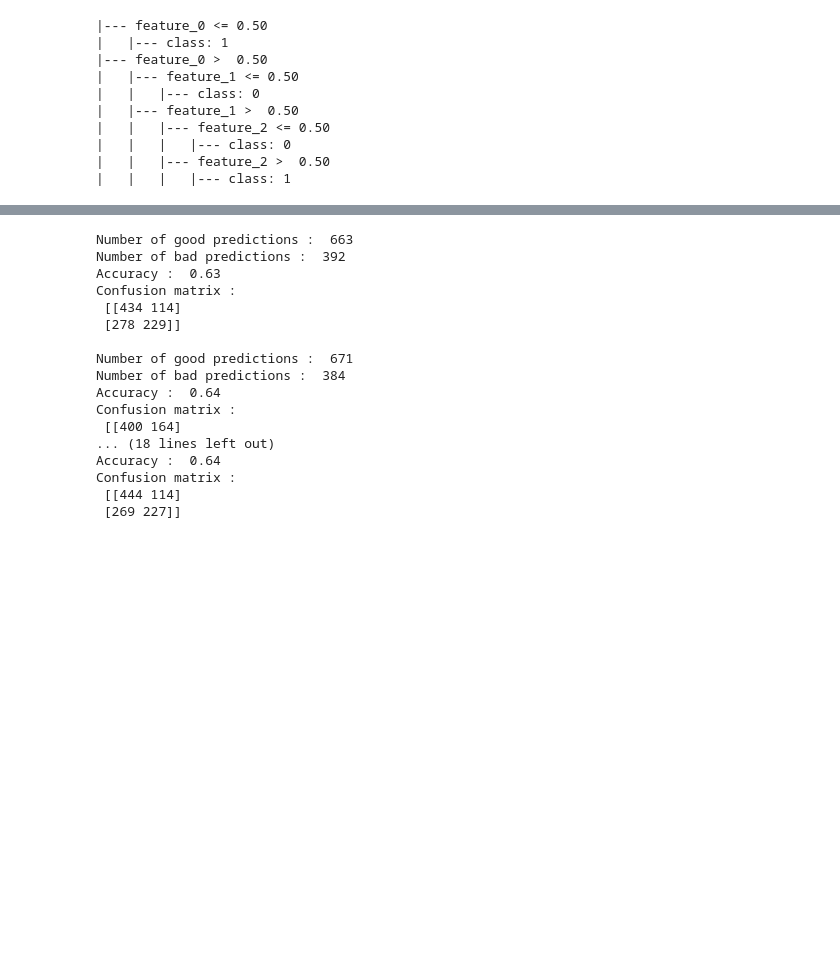
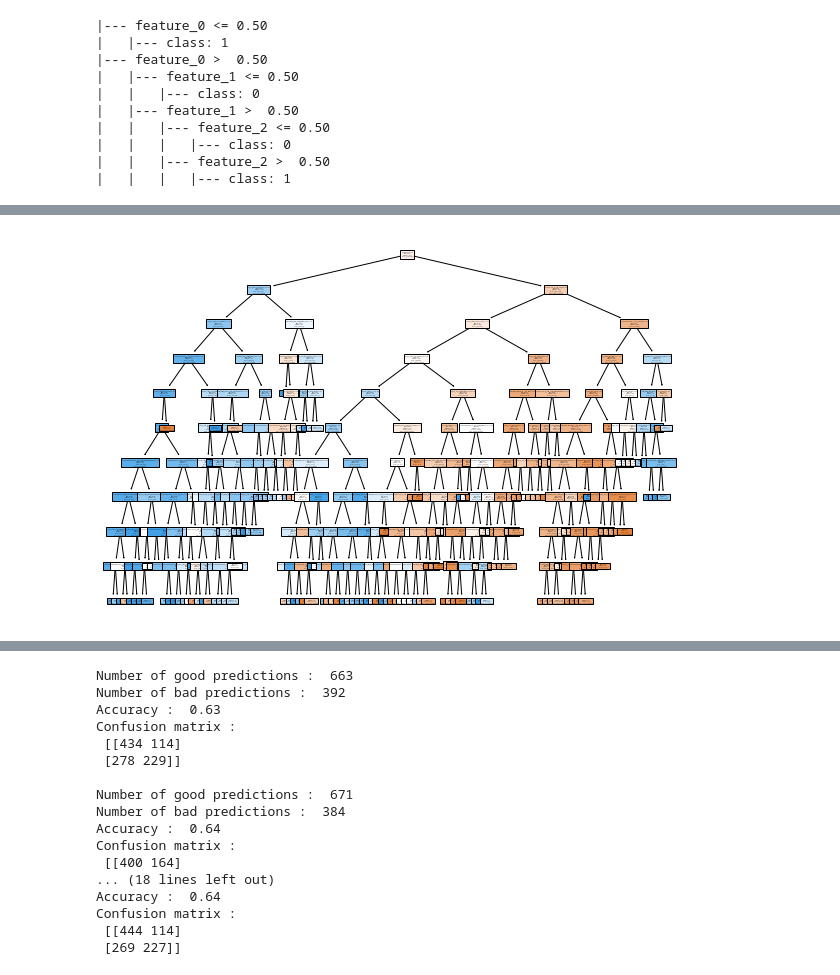
Before and after one commit to Tsjerfell/TP-ML, a Jupyter notebook: TP1/TP1.ipynb, the cells around one changed output, grey strips where cells are left out. Saved outputs shown, nothing was run; the diff lists cells and outputs as text; code cells hidden in the pictures; blank space fills up the shorter version.

```diff
--- a/TP1/TP1.ipynb
+++ b/TP1/TP1.ipynb
@@ -123,2 +117,16 @@ _ = tree.plot_tree(Compass_decision_tree,
+# %%
+# Decision tree2, with max depth = 10
+Compass_decision_tree1 = tree.DecisionTreeClassifier(max_depth = 10)
+Compass_decision_tree1 = Compass_decision_tree1.fit(train_examples, train_labels)
+
+fig1 = plt.figure(figsize=(10,7))
+_ = tree.plot_tree(Compass_decision_tree1,
+                   feature_names= (features),
+                   class_names= ("not " + prediction, prediction),
+                   filled=True)
+
+plt.savefig("fig1.pdf")
+# %% [output]
+[figure, added]
 # %%
 # Decision tree2, with max depth = 10
```
Also changed, not shown: parts of 18 cells of this notebook, 4 other files.
